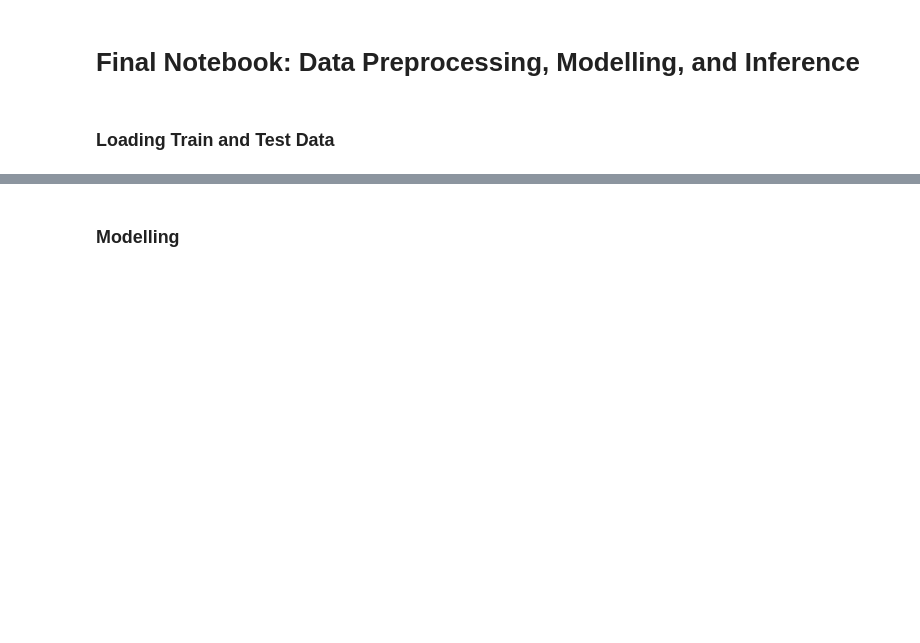
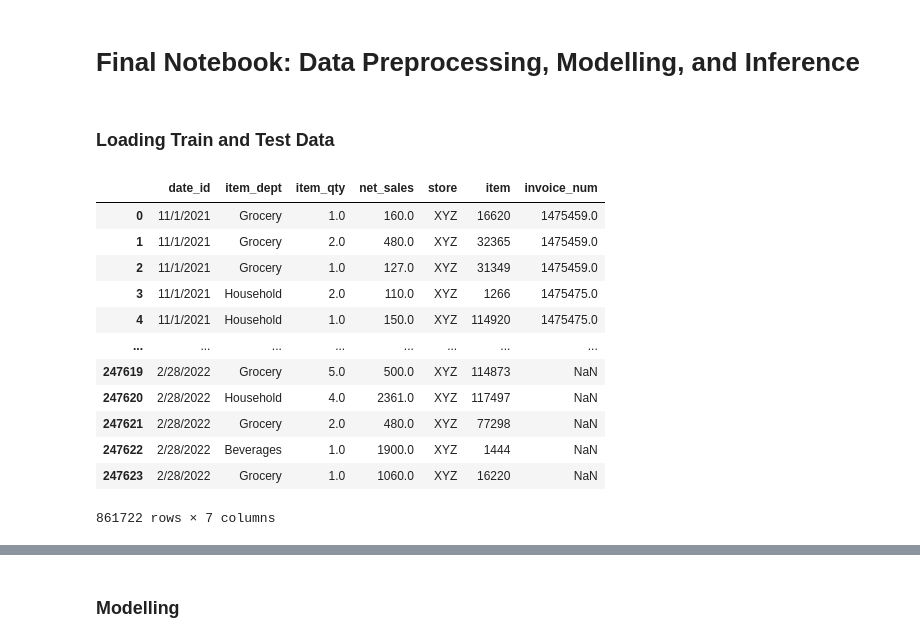
Before and after one commit to Vaseekaran-V/ML_CW, a Jupyter notebook: src/notebooks/full_model_run.ipynb, the cells around one changed output, grey strips where cells are left out. Drawn from its saved outputs; the diff is of its cells as text; code cells hidden in the pictures; blank space fills up the shorter version.

```diff
--- a/src/notebooks/full_model_run.ipynb
+++ b/src/notebooks/full_model_run.ipynb
@@ -22,6 +22,22 @@ preprocessor = DataPreprocessPipeline(num_lags=3, rolling_window_size=3)
 # %%
 #merging train_df and test_df to preprocess the data together (so time-series features would be created)
 full_df = pd.concat([train_df, test_df])
+# %%
+full_df
+# %% [output]
+|  | date_id | item_dept | item_qty | net_sales | store | item | invoice_num |
+| 0 | 11/1/2021 | Grocery | 1.0 | 160.0 | XYZ | 16620 | 1475459.0 |
+| 1 | 11/1/2021 | Grocery | 2.0 | 480.0 | XYZ | 32365 | 1475459.0 |
+| 2 | 11/1/2021 | Grocery | 1.0 | 127.0 | XYZ | 31349 | 1475459.0 |
+| 3 | 11/1/2021 | Household | 2.0 | 110.0 | XYZ | 1266 | 1475475.0 |
+| 4 | 11/1/2021 | Household | 1.0 | 150.0 | XYZ | 114920 | 1475475.0 |
+| ... | ... | ... | ... | ... | ... | ... | ... |
+| 247619 | 2/28/2022 | Grocery | 5.0 | 500.0 | XYZ | 114873 | NaN |
+| 247620 | 2/28/2022 | Household | 4.0 | 2361.0 | XYZ | 117497 | NaN |
+| 247621 | 2/28/2022 | Grocery | 2.0 | 480.0 | XYZ | 77298 | NaN |
+| 247622 | 2/28/2022 | Beverages | 1.0 | 1900.0 | XYZ | 1444 | NaN |
+| 247623 | 2/28/2022 | Grocery | 1.0 | 1060.0 | XYZ | 16220 | NaN |
+861722 rows × 7 columns
 # %%
 #preprocessing the data
 full_df_processed = preprocessor.transform(full_df)
```
Also changed, not shown: parts of 1 cell of this notebook.
